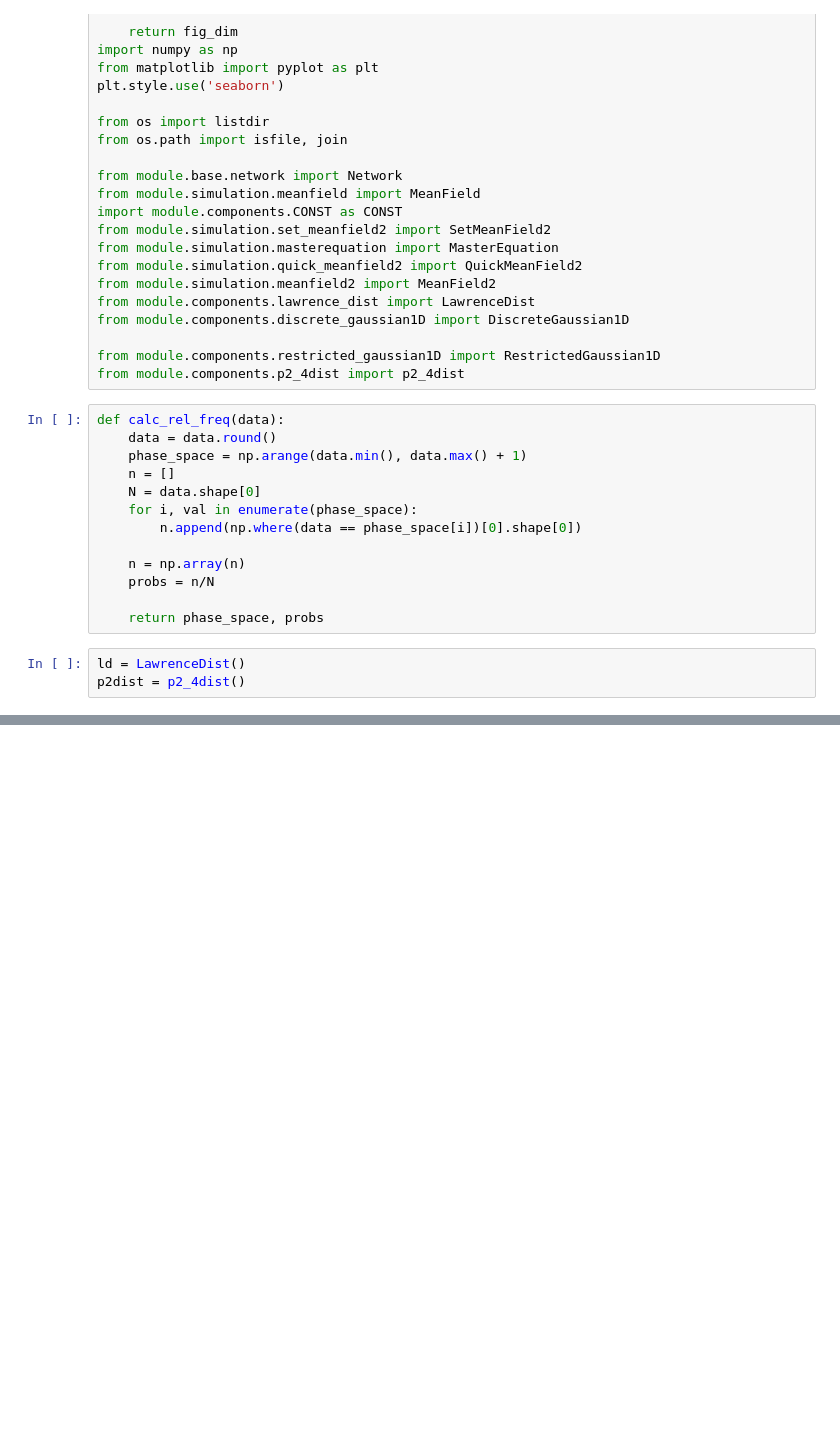
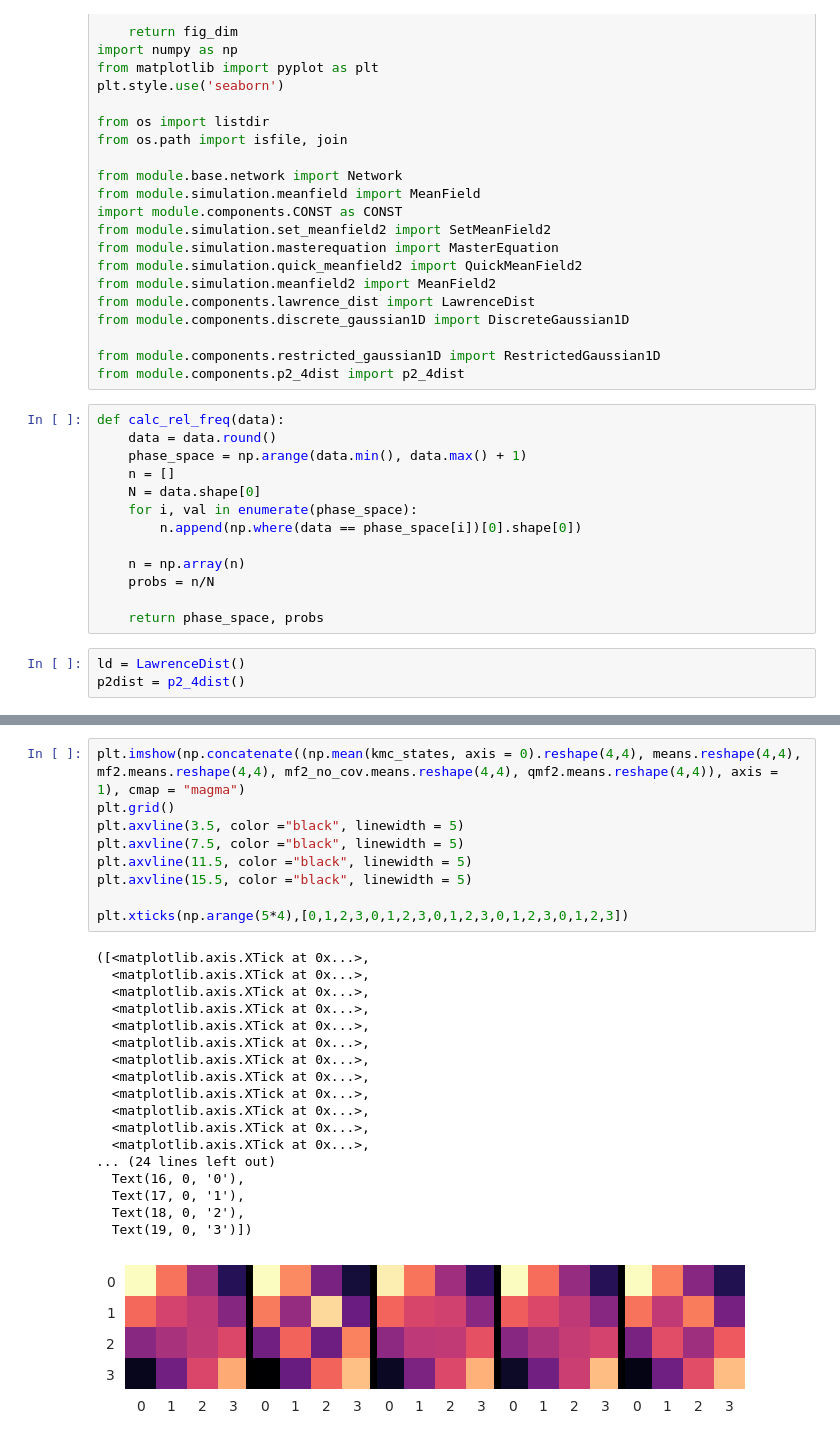
Before and after one commit to evanwonisch/NanoNetsMF, a Jupyter notebook: run/cont_comparison/dist_comparison.ipynb, the cells around one changed output, grey strips where cells are left out. Cells and saved outputs as stored; diff of their text form; blank space fills up the shorter version.

```diff
--- a/run/cont_comparison/dist_comparison.ipynb
+++ b/run/cont_comparison/dist_comparison.ipynb
@@ -169,0 +187,28 @@ f.tight_layout()
+# %%
+plt.imshow(np.concatenate((np.mean(kmc_states, axis = 0).reshape(4,4), means.reshape(4,4), mf2.means.reshape(4,4), mf2_no_cov.means.reshape(4,4), qmf2.means.reshape(4,4)), axis = 1), cmap = "magma")
+plt.grid()
+plt.axvline(3.5, color ="black", linewidth = 5)
+plt.axvline(7.5, color ="black", linewidth = 5)
+plt.axvline(11.5, color ="black", linewidth = 5)
+plt.axvline(15.5, color ="black", linewidth = 5)
+
+plt.xticks(np.arange(5*4),[0,1,2,3,0,1,2,3,0,1,2,3,0,1,2,3,0,1,2,3])
+# %% [output]
+([<matplotlib.axis.XTick at 0x...>,
+  <matplotlib.axis.XTick at 0x...>,
+  <matplotlib.axis.XTick at 0x...>,
+  <matplotlib.axis.XTick at 0x...>,
+  <matplotlib.axis.XTick at 0x...>,
+  <matplotlib.axis.XTick at 0x...>,
+  <matplotlib.axis.XTick at 0x...>,
+  <matplotlib.axis.XTick at 0x...>,
+  <matplotlib.axis.XTick at 0x...>,
+  <matplotlib.axis.XTick at 0x...>,
+  <matplotlib.axis.XTick at 0x...>,
+  <matplotlib.axis.XTick at 0x...>,
+... (24 lines left out)
+  Text(16, 0, '0'),
+  Text(17, 0, '1'),
+  Text(18, 0, '2'),
+  Text(19, 0, '3')])
+[figure, added]
```
Also changed, not shown: parts of 14 cells of this notebook, 8 other files.
